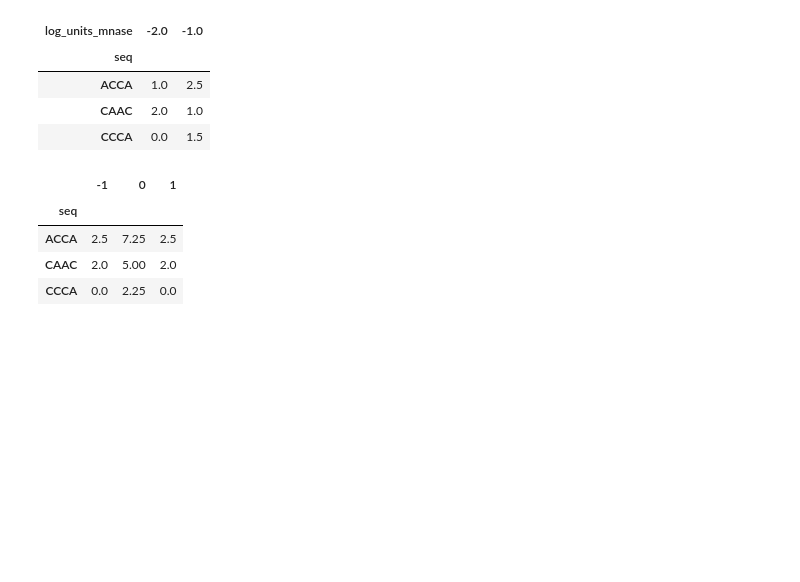
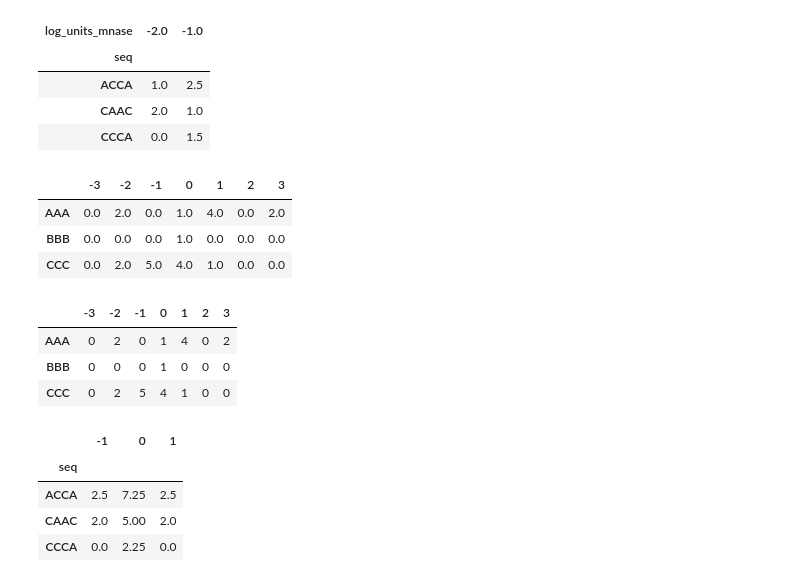
Before and after one commit to eugimarine/digestion_rates, a Jupyter notebook: 03_Boostrap_correlation.ipynb, the cells around one changed output. Cells and saved outputs as stored; diff of their text form; code cells hidden in the pictures; blank space fills up the shorter version.

```diff
--- a/03_Boostrap_correlation.ipynb
+++ b/03_Boostrap_correlation.ipynb
@@ -169,6 +171,39 @@ def cross_correlation_on_all_sequences(g0_profile, inter_profile):
         corr_df.loc[nm, :] = corr
     corr_df = corr_df.dropna()
     return corr_df
+# %%
+a1 = [0,2,0,1]
+a2 = [2,0,0,1]
+
+b1 = [1,0,0,0]
+b2 = [1,0,0,0]
+
+c1 = [0,1,2,1]
+c2 = [0, 0, 1, 2]
+
+ca = correlate(a1,a2)
+cb = correlate(b1, b2)
+cc = correlate(c1, c2)
+
+df1 = pd.DataFrame([a1,b1,c1], index=['AAA', 'BBB', 'CCC'])
+df2 = pd.DataFrame([a2, b2, c2], index=['AAA', 'BBB', 'CCC'])
+
+ccdf = pd.DataFrame([ca,cb,cc], index=['AAA', 'BBB', 'CCC'], columns=[-3, -2, -1, 0, 1, 2, 3])
+
+out = cross_correlation_on_all_sequences(df1, df2)
+out
+# %% [output]
+|  | -3 | -2 | -1 | 0 | 1 | 2 | 3 |
+| AAA | 0.0 | 2.0 | 0.0 | 1.0 | 4.0 | 0.0 | 2.0 |
+| BBB | 0.0 | 0.0 | 0.0 | 1.0 | 0.0 | 0.0 | 0.0 |
+| CCC | 0.0 | 2.0 | 5.0 | 4.0 | 1.0 | 0.0 | 0.0 |
+# %%
+ccdf
+# %% [output]
+|  | -3 | -2 | -1 | 0 | 1 | 2 | 3 |
+| AAA | 0 | 2 | 0 | 1 | 4 | 0 | 2 |
+| BBB | 0 | 0 | 0 | 1 | 0 | 0 | 0 |
+| CCC | 0 | 2 | 5 | 4 | 1 | 0 | 0 |
 # %%
 corr_df = cross_correlation_on_all_sequences(dig, dig)
 assert (corr_df.loc[:, -1] == corr_df.loc[:, 1]).all()
```
Also changed, not shown: parts of 15 cells of this notebook, 5 other files.
